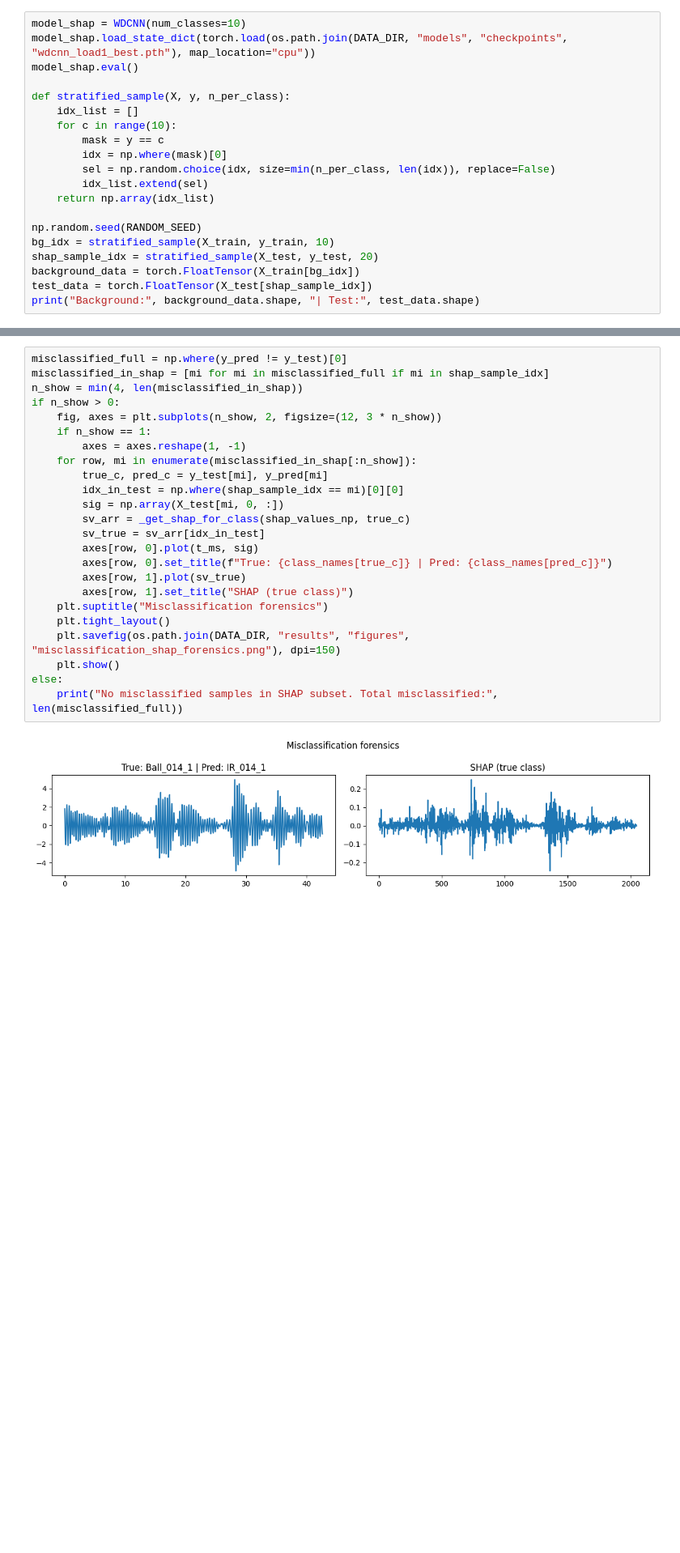
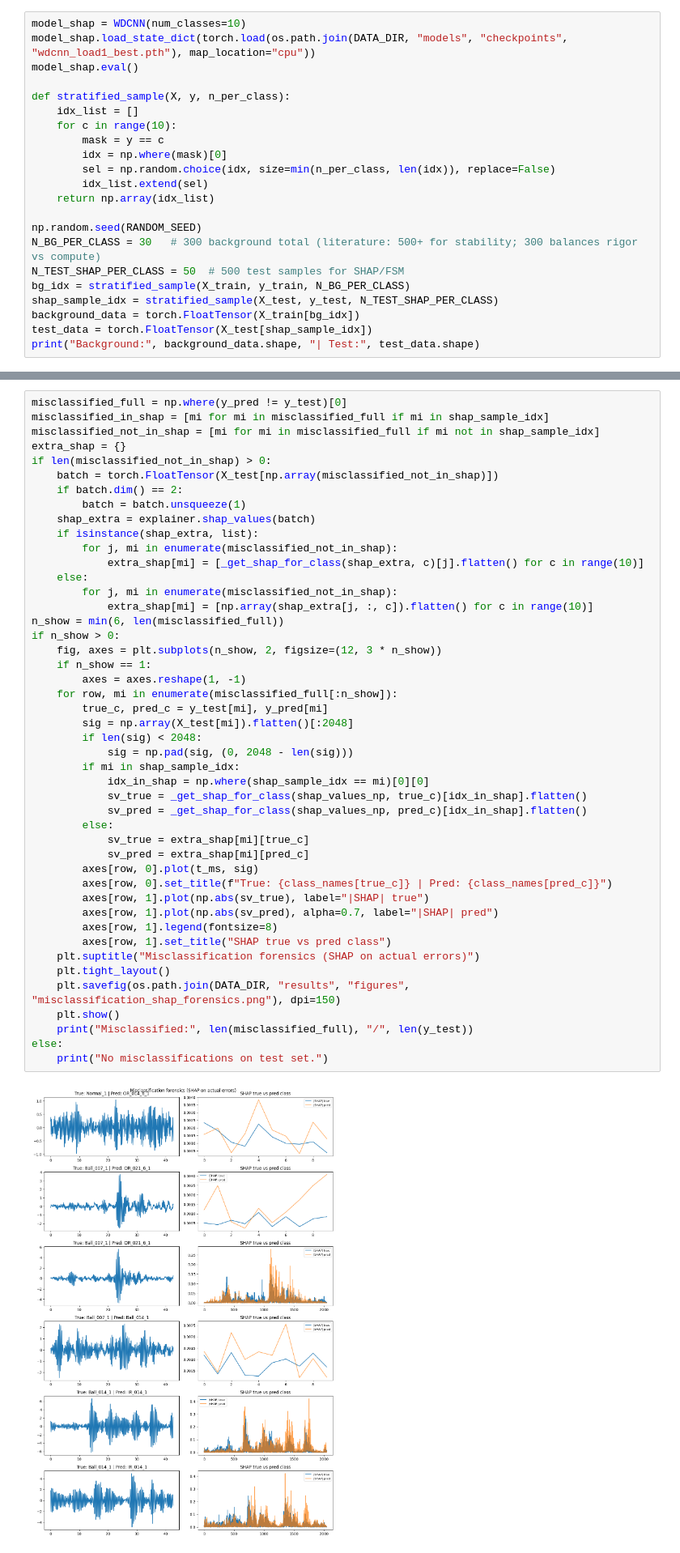
Before and after one commit to ekkirinaldi/ai-bearing-conference, a Jupyter notebook: kaggle/input/cwru-bearing-datasets/ID-crwu-bearings-wdcnn-shap-signal-explainability.ipynb, the cells around one changed output, grey strips where cells are left out. Shown at 81% size. Cells and saved outputs as stored; diff of their text form; blank space fills up the shorter version.

```diff
--- a/kaggle/input/cwru-bearing-datasets/ID-crwu-bearings-wdcnn-shap-signal-explainability.ipynb
+++ b/kaggle/input/cwru-bearing-datasets/ID-crwu-bearings-wdcnn-shap-signal-explainability.ipynb
@@ -540,8 +740,10 @@ def stratified_sample(X, y, n_per_class):
     return np.array(idx_list)
 
 np.random.seed(RANDOM_SEED)
-bg_idx = stratified_sample(X_train, y_train, 10)
-shap_sample_idx = stratified_sample(X_test, y_test, 20)
+N_BG_PER_CLASS = 30   # 300 background total (literature: 500+ for stability; 300 balances rigor vs compute)
+N_TEST_SHAP_PER_CLASS = 50  # 500 test samples for SHAP/FSM
+bg_idx = stratified_sample(X_train, y_train, N_BG_PER_CLASS)
+shap_sample_idx = stratified_sample(X_test, y_test, N_TEST_SHAP_PER_CLASS)
 background_data = torch.FloatTensor(X_train[bg_idx])
 test_data = torch.FloatTensor(X_test[shap_sample_idx])
 print("Background:", background_data.shape, "| Test:", test_data.shape)
@@ -815,26 +1168,48 @@ print(align_df.to_string())
 # %%
 misclassified_full = np.where(y_pred != y_test)[0]
 misclassified_in_shap = [mi for mi in misclassified_full if mi in shap_sample_idx]
-n_show = min(4, len(misclassified_in_shap))
+misclassified_not_in_shap = [mi for mi in misclassified_full if mi not in shap_sample_idx]
+extra_shap = {}
+if len(misclassified_not_in_shap) > 0:
+    batch = torch.FloatTensor(X_test[np.array(misclassified_not_in_shap)])
+    if batch.dim() == 2:
+        batch = batch.unsqueeze(1)
+    shap_extra = explainer.shap_values(batch)
+    if isinstance(shap_extra, list):
+        for j, mi in enumerate(misclassified_not_in_shap):
+            extra_shap[mi] = [_get_shap_for_class(shap_extra, c)[j].flatten() for c in range(10)]
+    else:
+        for j, mi in enumerate(misclassified_not_in_shap):
+            extra_shap[mi] = [np.array(shap_extra[j, :, c]).flatten() for c in range(10)]
+n_show = min(6, len(misclassified_full))
 if n_show > 0:
     fig, axes = plt.subplots(n_show, 2, figsize=(12, 3 * n_show))
     if n_show == 1:
         axes = axes.reshape(1, -1)
-    for row, mi in enumerate(misclassified_in_shap[:n_show]):
+    for row, mi in enumerate(misclassified_full[:n_show]):
         true_c, pred_c = y_test[mi], y_pred[mi]
-        idx_in_test = np.where(shap_sample_idx == mi)[0][0]
-        sig = np.array(X_test[mi, 0, :])
-        sv_arr = _get_shap_for_class(shap_values_np, true_c)
-        sv_true = sv_arr[idx_in_test]
+        sig = np.array(X_test[mi]).flatten()[:2048]
+        if len(sig) < 2048:
+            sig = np.pad(sig, (0, 2048 - len(sig)))
+        if mi in shap_sample_idx:
+            idx_in_shap = np.where(shap_sample_idx == mi)[0][0]
+            sv_true = _get_shap_for_class(shap_values_np, true_c)[idx_in_shap].flatten()
+            sv_pred = _get_shap_for_class(shap_values_np, pred_c)[idx_in_shap].flatten()
+        else:
+            sv_true = extra_shap[mi][true_c]
+            sv_pred = extra_shap[mi][pred_c]
         axes[row, 0].plot(t_ms, sig)
         axes[row, 0].set_title(f"True: {class_names[true_c]} | Pred: {class_names[pred_c]}")
-        axes[row, 1].plot(sv_true)
-        axes[row, 1].set_title("SHAP (true class)")
-    plt.suptitle("Misclassification forensics")
+        axes[row, 1].plot(np.abs(sv_true), label="|SHAP| true")
+        axes[row, 1].plot(np.abs(sv_pred), alpha=0.7, label="|SHAP| pred")
+        axes[row, 1].legend(fontsize=8)
+        axes[row, 1].set_title("SHAP true vs pred class")
+    plt.suptitle("Misclassification forensics (SHAP on actual errors)")
     plt.tight_layout()
     plt.savefig(os.path.join(DATA_DIR, "results", "figures", "misclassification_shap_forensics.png"), dpi=150)
     plt.show()
+    print("Misclassified:", len(misclassified_full), "/", len(y_test))
 else:
-    print("No misclassified samples in SHAP subset. Total misclassified:", len(misclassified_full))
+    print("No misclassifications on test set.")
 # %% [output]
-[figure, old version]
+[figure, new version]
```
Also changed, not shown: parts of 48 cells of this notebook, 1 other file.
